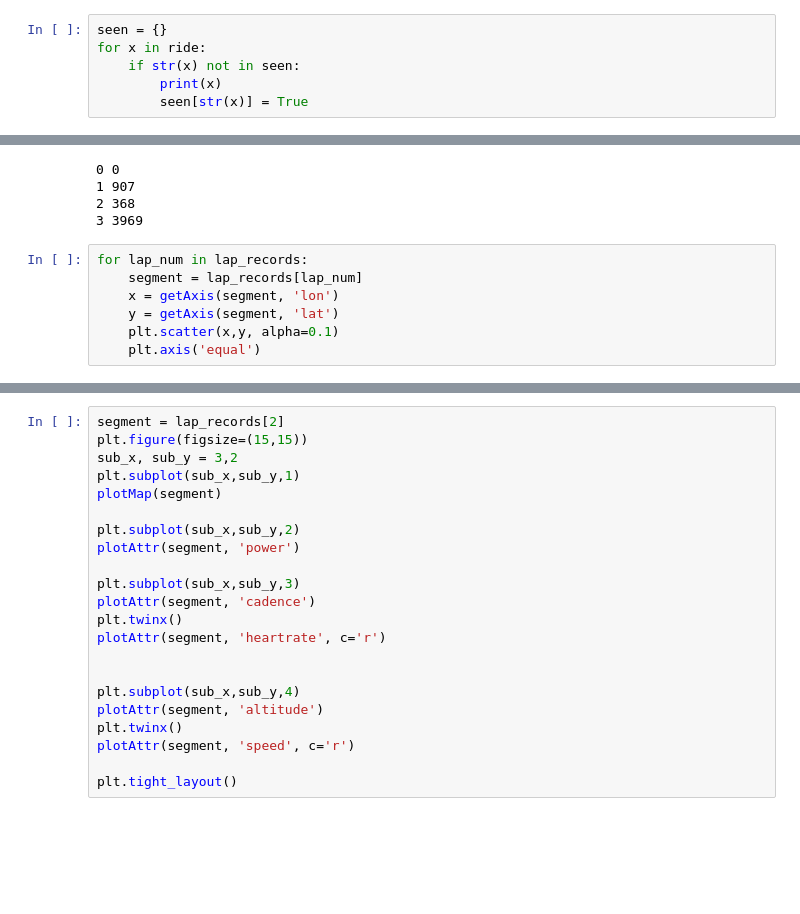
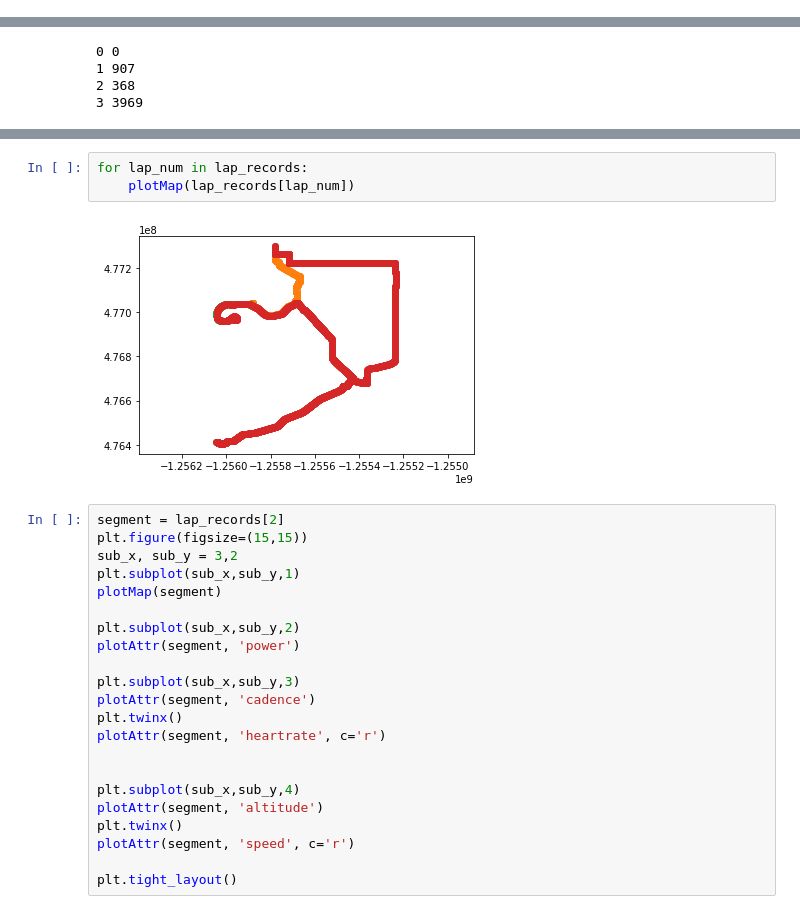
Before and after one commit to royceschultz/Cycling-Power-Calculator, a Jupyter notebook: ParseFIT.ipynb, the cells around one changed output, grey strips where cells are left out. Cells and saved outputs as stored; diff of their text form; blank space fills up the shorter version.

```diff
--- a/ParseFIT.ipynb
+++ b/ParseFIT.ipynb
@@ -5,9 +5,3 @@ import random
 import numpy
 # %%
 ride = Fit.FitFile('Rides/NCAR.fit')
-# %%
-seen = {}
-for x in ride:
-    if str(x) not in seen:
-        print(x)
-        seen[str(x)] = True
@@ -102,10 +65,3 @@ for x in bins:
 1 907
 2 368
 3 3969
-# %%
-for lap_num in lap_records:
-    segment = lap_records[lap_num]
-    x = getAxis(segment, 'lon')
-    y = getAxis(segment, 'lat')
-    plt.scatter(x,y, alpha=0.1)
-    plt.axis('equal')
@@ -122,3 +68,8 @@ plotAttr(lap_records[2], 'power')
+# %%
+for lap_num in lap_records:
+    plotMap(lap_records[lap_num])
+# %% [output]
+[figure, added]
 # %%
 segment = lap_records[2]
 plt.figure(figsize=(15,15))
```
Also changed, not shown: parts of 5 cells of this notebook.
